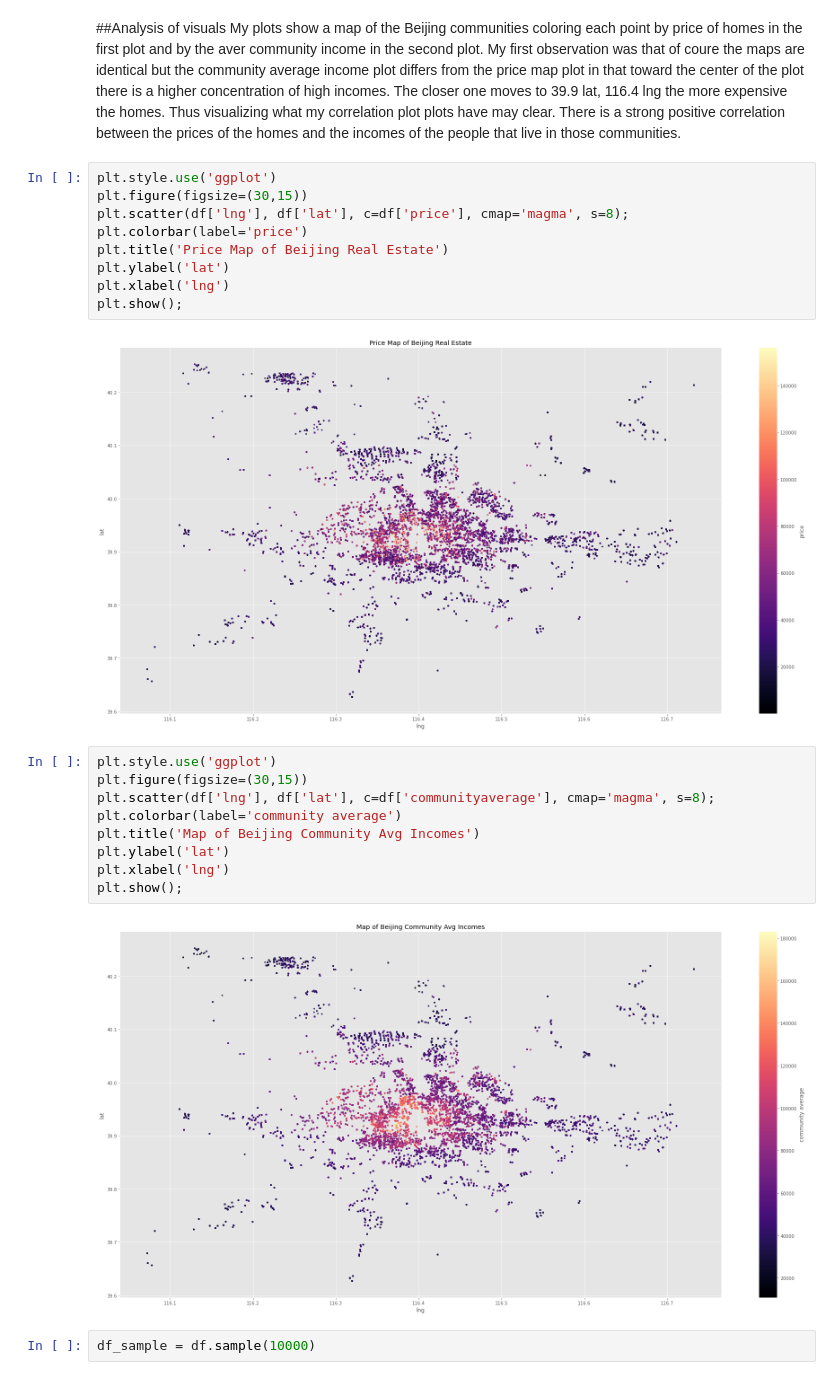
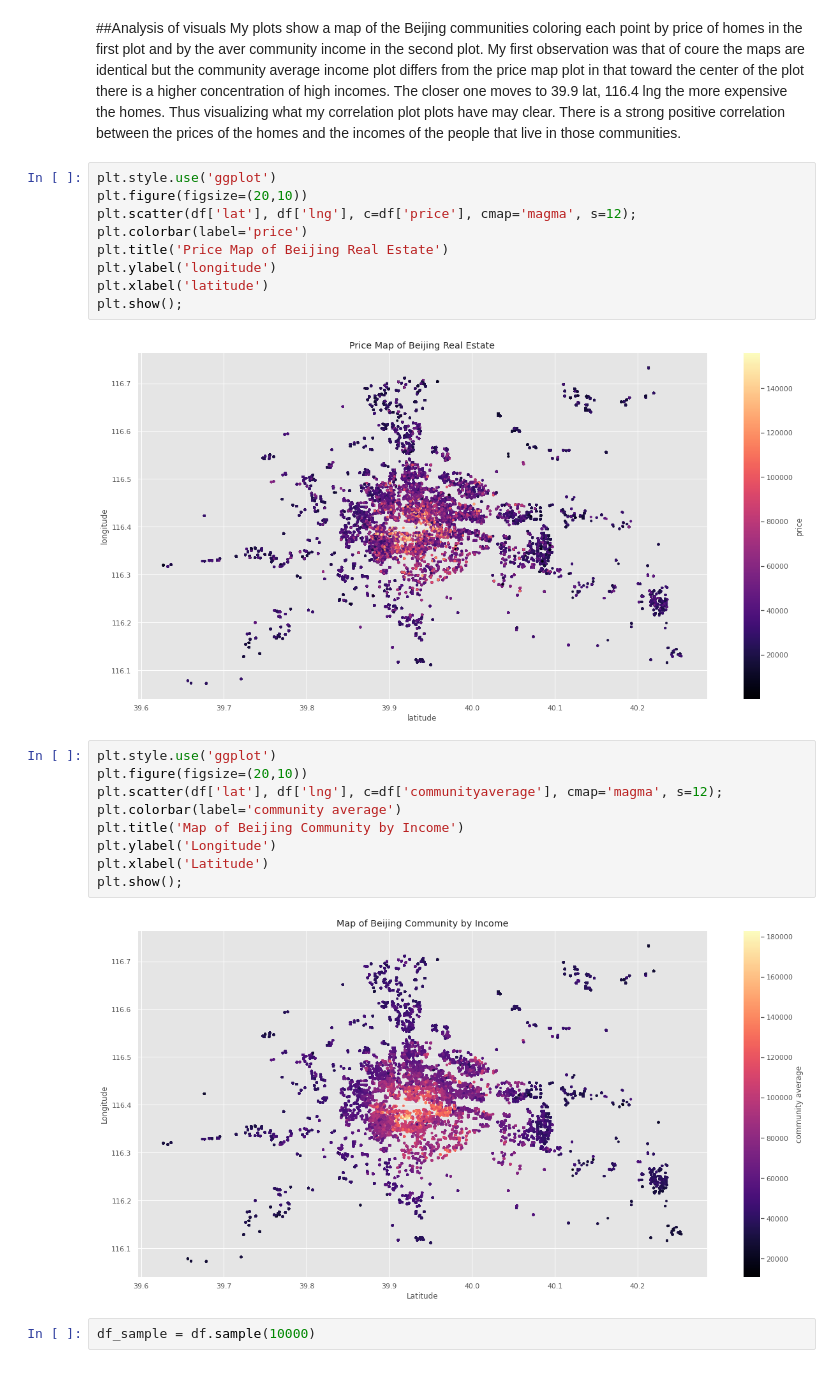
Before and after one commit to CheyQ27/Beijing-Housing, a Jupyter notebook: Beijing_Housing.ipynb, the cells around one changed output. Saved outputs shown, nothing was run; the diff lists cells and outputs as text.

```diff
--- a/Beijing_Housing.ipynb
+++ b/Beijing_Housing.ipynb
@@ -489,26 +489,26 @@ My first observation was that of coure the maps are identical but the community
 The closer one moves to 39.9 lat, 116.4 lng the more expensive the homes. Thus visualizing what my correlation plot plots have may clear. There is a strong positive correlation between the prices of the homes and the incomes of the people that live in those communities.
 # %%
 plt.style.use('ggplot')
-plt.figure(figsize=(30,15))
-plt.scatter(df['lng'], df['lat'], c=df['price'], cmap='magma', s=8);
+plt.figure(figsize=(20,10))
+plt.scatter(df['lat'], df['lng'], c=df['price'], cmap='magma', s=12);
 plt.colorbar(label='price')
 plt.title('Price Map of Beijing Real Estate')
-plt.ylabel('lat')
-plt.xlabel('lng')
+plt.ylabel('longitude')
+plt.xlabel('latitude')
 plt.show();
 # %% [output]
-[figure, old version]
+[figure, new version]
 # %%
 plt.style.use('ggplot')
-plt.figure(figsize=(30,15))
-plt.scatter(df['lng'], df['lat'], c=df['communityaverage'], cmap='magma', s=8);
+plt.figure(figsize=(20,10))
+plt.scatter(df['lat'], df['lng'], c=df['communityaverage'], cmap='magma', s=12);
 plt.colorbar(label='community average')
-plt.title('Map of Beijing Community Avg Incomes')
-plt.ylabel('lat')
-plt.xlabel('lng')
+plt.title('Map of Beijing Community by Income')
+plt.ylabel('Longitude')
+plt.xlabel('Latitude')
 plt.show();
 # %% [output]
-[figure, old version]
+[figure, new version]
 # %%
 df_sample = df.sample(10000)
 # %% [markdown]
```
